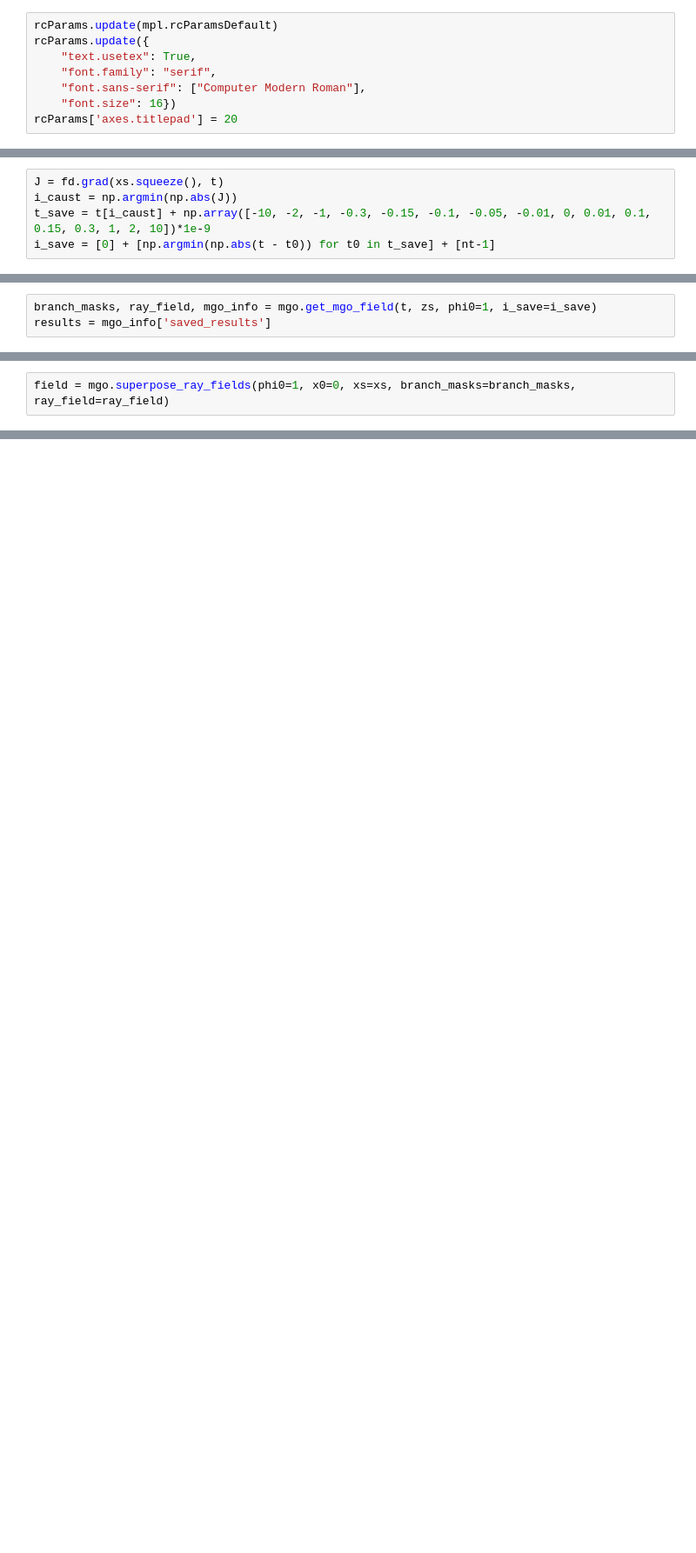
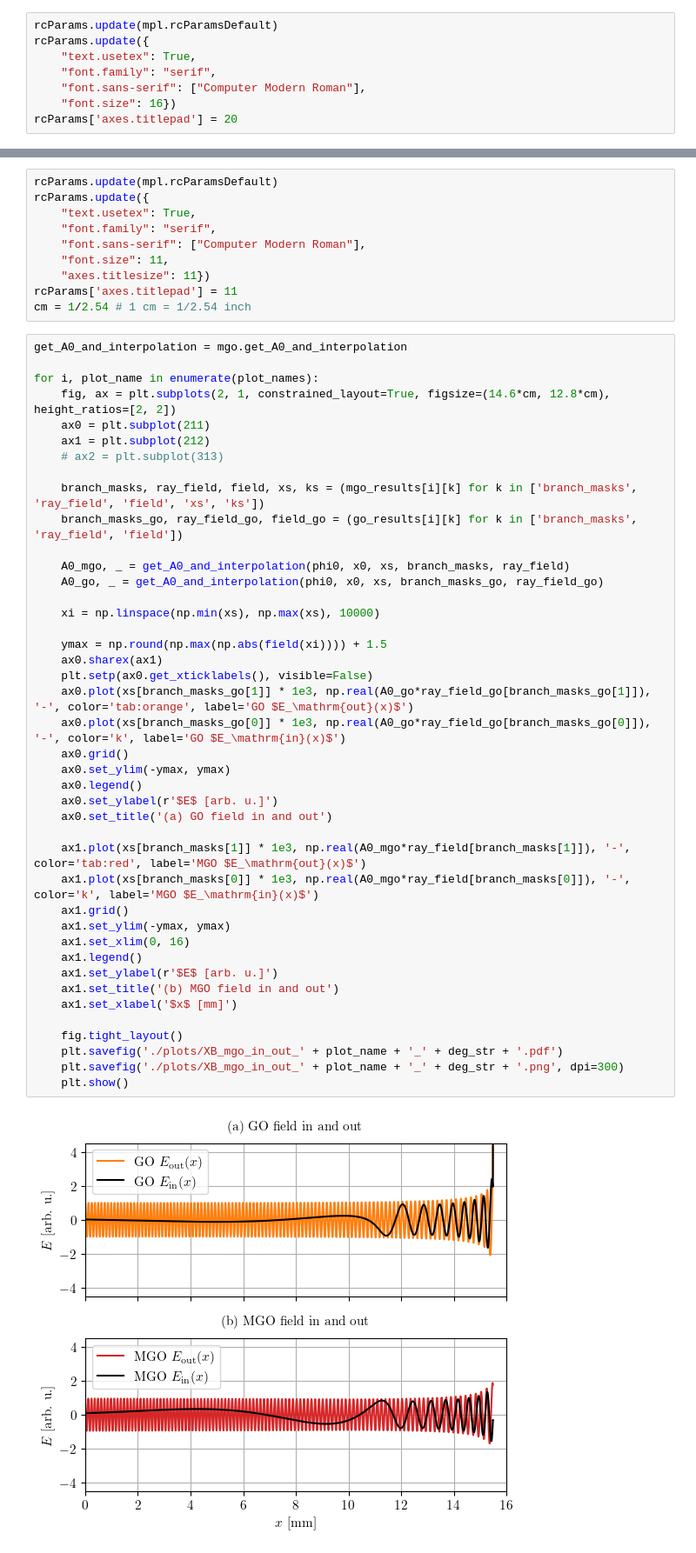
Before and after one commit to runehoejlund/plasma-ray-tracer, a Jupyter notebook: MGO/mgo_ex_X_EBW_at_UH.ipynb, the cells around one changed output, grey strips where cells are left out. Shown at 87% size. Drawn from its saved outputs; the diff is of its cells as text; blank space fills up the shorter version.

```diff
--- a/MGO/mgo_ex_X_EBW_at_UH.ipynb
+++ b/MGO/mgo_ex_X_EBW_at_UH.ipynb
@@ -232,5 +216,0 @@ plt.show()
-# %%
-J = fd.grad(xs.squeeze(), t)
-i_caust = np.argmin(np.abs(J))
-t_save = t[i_caust] + np.array([-10, -2, -1, -0.3, -0.15, -0.1, -0.05, -0.01, 0, 0.01, 0.1, 0.15, 0.3, 1, 2, 10])*1e-9
-i_save = [0] + [np.argmin(np.abs(t - t0)) for t0 in t_save] + [nt-1]
@@ -243,3 +216,0 @@ i_save = [0] + [np.argmin(np.abs(t - t0)) for t0 in t_save] + [nt-1]
-# %%
-branch_masks, ray_field, mgo_info = mgo.get_mgo_field(t, zs, phi0=1, i_save=i_save)
-results = mgo_info['saved_results']
@@ -248,2 +216,0 @@ branch: range(3611, 3612)
-# %%
-field = mgo.superpose_ray_fields(phi0=1, x0=0, xs=xs, branch_masks=branch_masks, ray_field=ray_field)
@@ -318,0 +287,54 @@ Upsilon = mgo_info['Upsilon']
+# %%
+rcParams.update(mpl.rcParamsDefault)
+rcParams.update({
+    "text.usetex": True,
+    "font.family": "serif",
+    "font.sans-serif": ["Computer Modern Roman"],
+    "font.size": 11,
+    "axes.titlesize": 11})
+rcParams['axes.titlepad'] = 11
+cm = 1/2.54 # 1 cm = 1/2.54 inch
+# %%
+get_A0_and_interpolation = mgo.get_A0_and_interpolation
+
+for i, plot_name in enumerate(plot_names):
+    fig, ax = plt.subplots(2, 1, constrained_layout=True, figsize=(14.6*cm, 12.8*cm), height_ratios=[2, 2])
+    ax0 = plt.subplot(211)
+    ax1 = plt.subplot(212)
+    # ax2 = plt.subplot(313)
+
+    branch_masks, ray_field, field, xs, ks = (mgo_results[i][k] for k in ['branch_masks', 'ray_field', 'field', 'xs', 'ks'])
+    branch_masks_go, ray_field_go, field_go = (go_results[i][k] for k in ['branch_masks', 'ray_field', 'field'])
+
+    A0_mgo, _ = get_A0_and_interpolation(phi0, x0, xs, branch_masks, ray_field)
+    A0_go, _ = get_A0_and_interpolation(phi0, x0, xs, branch_masks_go, ray_field_go)
+
+    xi = np.linspace(np.min(xs), np.max(xs), 10000)
+
+    ymax = np.round(np.max(np.abs(field(xi)))) + 1.5
+    ax0.sharex(ax1)
+    plt.setp(ax0.get_xticklabels(), visible=False)
+    ax0.plot(xs[branch_masks_go[1]] * 1e3, np.real(A0_go*ray_field_go[branch_masks_go[1]]), '-', color='tab:orange', label='GO $E_\mathrm{out}(x)$')
+    ax0.plot(xs[branch_masks_go[0]] * 1e3, np.real(A0_go*ray_field_go[branch_masks_go[0]]), '-', color='k', label='GO $E_\mathrm{in}(x)$')
+    ax0.grid()
+    ax0.set_ylim(-ymax, ymax)
+    ax0.legend()
+    ax0.set_ylabel(r'$E$ [arb. u.]')
+    ax0.set_title('(a) GO field in and out')
+
+    ax1.plot(xs[branch_masks[1]] * 1e3, np.real(A0_mgo*ray_field[branch_masks[1]]), '-', color='tab:red', label='MGO $E_\mathrm{out}(x)$')
+    ax1.plot(xs[branch_masks[0]] * 1e3, np.real(A0_mgo*ray_field[branch_masks[0]]), '-', color='k', label='MGO $E_\mathrm{in}(x)$')
+    ax1.grid()
+    ax1.set_ylim(-ymax, ymax)
+    ax1.set_xlim(0, 16)
+    ax1.legend()
+    ax1.set_ylabel(r'$E$ [arb. u.]')
+    ax1.set_title('(b) MGO field in and out')
+    ax1.set_xlabel('$x$ [mm]')
+
+    fig.tight_layout()
+    plt.savefig('./plots/XB_mgo_in_out_' + plot_name + '_' + deg_str + '.pdf')
+    plt.savefig('./plots/XB_mgo_in_out_' + plot_name + '_' + deg_str + '.png', dpi=300)
+    plt.show()
+# %% [output]
+[figure, added]
```
Also changed, not shown: parts of 43 cells of this notebook.
